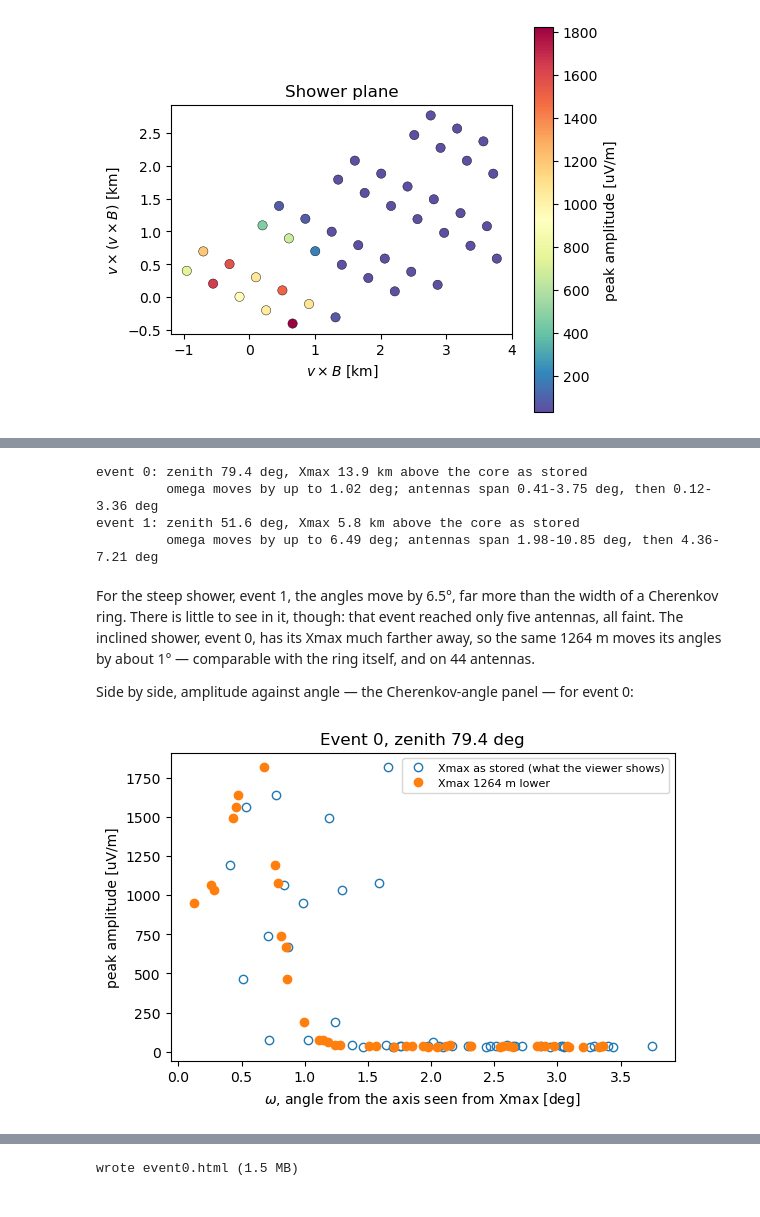
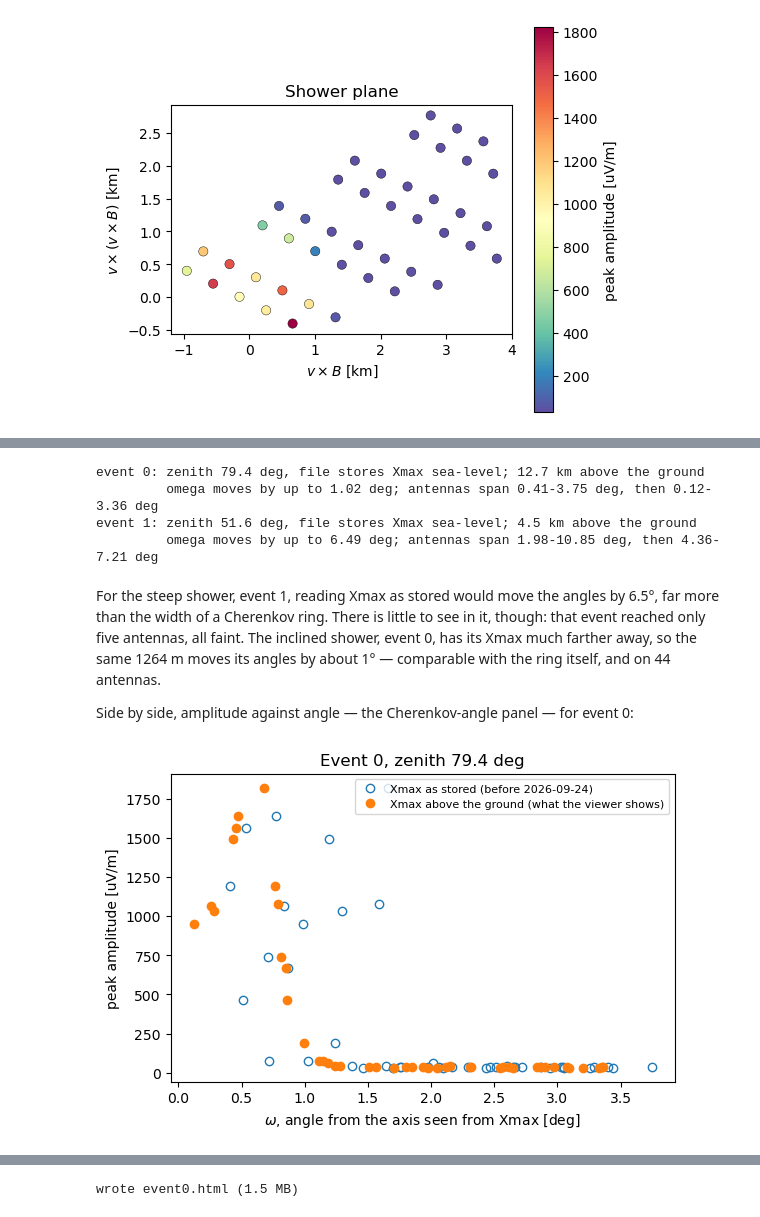
Before and after one commit to grand-mother/grand, a Jupyter notebook: notebooks/12_event_viewer.ipynb, the cells around one changed output, grey strips where cells are left out. Cells and saved outputs as stored; diff of their text form; code cells hidden in the pictures.

```diff
--- a/notebooks/12_event_viewer.ipynb
+++ b/notebooks/12_event_viewer.ipynb
@@ -345,24 +347,24 @@ for n in (0, 1):
     with contextlib.redirect_stdout(io.StringIO()):
         v = ev.EventViewer(SAMPLE, event=n)
         v.view(serve=False)
+    corrected = angles_from_xmax(v)
+    v.z_xmax += GROUND                                  # Xmax as the file stores it
     as_stored = angles_from_xmax(v)
-    v.z_xmax -= GROUND
-    corrected = angles_from_xmax(v)
-    v.z_xmax += GROUND                                  # leave the viewer as it was
+    v.z_xmax -= GROUND                                  # leave the viewer as it was
     viewers[n] = (v, as_stored, corrected)
-    print("event %d: zenith %.1f deg, Xmax %.1f km above the core as stored"
-          % (n, np.degrees(v.zenith), v.z_xmax / 1e3))
+    print("event %d: zenith %.1f deg, file stores Xmax %s; %.1f km above the ground"
+          % (n, np.degrees(v.zenith), v.xmax_frame, v.z_xmax / 1e3))
     print("         omega moves by up to %.2f deg; antennas span %.2f-%.2f deg, then %.2f-%.2f deg"
           % (np.abs(corrected - as_stored).max(), as_stored.min(), as_stored.max(),
              corrected.min(), corrected.max()))
 # %% [output]
-event 0: zenith 79.4 deg, Xmax 13.9 km above the core as stored
+event 0: zenith 79.4 deg, file stores Xmax sea-level; 12.7 km above the ground
          omega moves by up to 1.02 deg; antennas span 0.41-3.75 deg, then 0.12-3.36 deg
-event 1: zenith 51.6 deg, Xmax 5.8 km above the core as stored
+event 1: zenith 51.6 deg, file stores Xmax sea-level; 4.5 km above the ground
          omega moves by up to 6.49 deg; antennas span 1.98-10.85 deg, then 4.36-7.21 deg
 # %% [markdown]
-For the steep shower, event 1, the angles move by 6.5°, far more than the
-width of a Cherenkov ring. There is little to see in it, though: that event
+For the steep shower, event 1, reading Xmax as stored would move the angles
+by 6.5°, far more than the width of a Cherenkov ring. There is little to see in it, though: that event
 reached only five antennas, all faint. The inclined shower, event 0, has its
 Xmax much farther away, so the same 1264 m moves its angles by about 1° —
 comparable with the ring itself, and on 44 antennas.
@@ -372,16 +374,16 @@ event 0:
 # %%
 v, as_stored, corrected = viewers[0]
 
 fig, ax = plt.subplots(figsize=(6.5, 4))
-ax.plot(as_stored, v.peakamplitude, "o", mfc="none", label="Xmax as stored (what the viewer shows)")
-ax.plot(corrected, v.peakamplitude, "o", label="Xmax 1264 m lower")
+ax.plot(as_stored, v.peakamplitude, "o", mfc="none", label="Xmax as stored (before 2026-09-24)")
+ax.plot(corrected, v.peakamplitude, "o", label="Xmax above the ground (what the viewer shows)")
 ax.set_xlabel(r"$\omega$, angle from the axis seen from Xmax [deg]")
 ax.set_ylabel("peak amplitude [uV/m]")
 ax.set_title("Event 0, zenith %.1f deg" % np.degrees(v.zenith))
 ax.legend(fontsize=8)
 plt.show()
 # %% [output]
-[figure, old version]
+[figure, new version]
 # %% [markdown]
 Measured from the corrected Xmax, amplitude falls cleanly with angle: bright
 out to about 0.7°, dim beyond 1°. That is the shape notebook 11 fits. Measured
```
Also changed, not shown: parts of 5 cells of this notebook, 13 other files.
